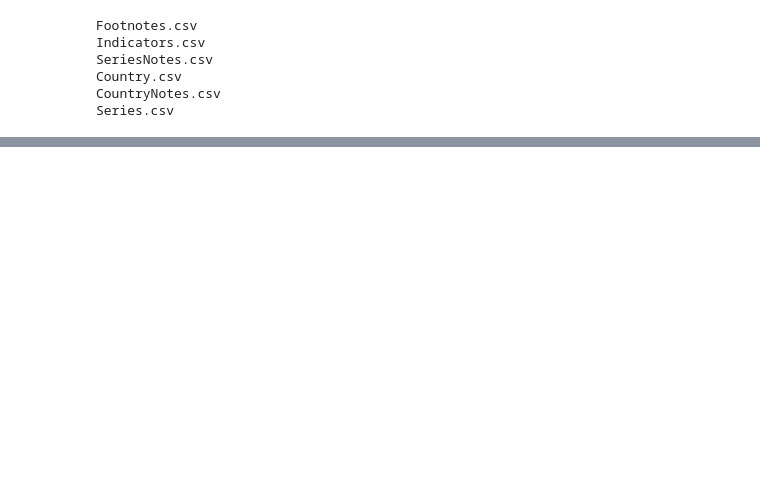
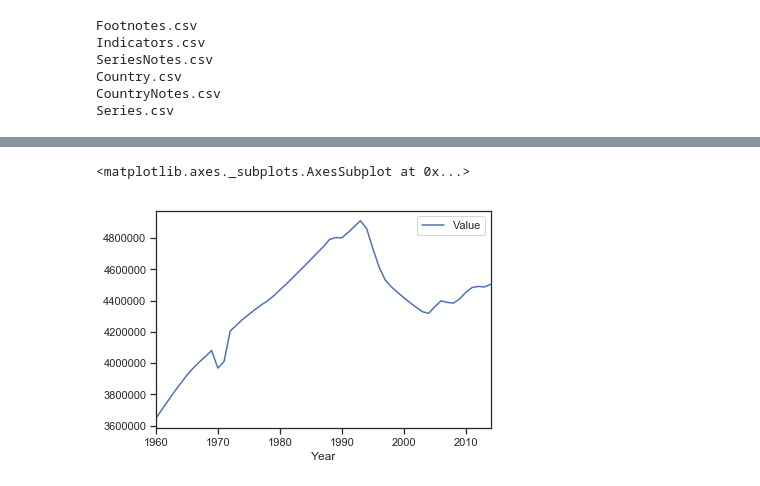
Before and after one commit to GiorgiModebadze/World_Development_Indicators, a Jupyter notebook: source_data_analysis/source_data_exploratory_analysis.ipynb, the cells around one changed output, grey strips where cells are left out. Cells and saved outputs as stored; diff of their text form; code cells hidden in the pictures; blank space fills up the shorter version.

```diff
--- a/source_data_analysis/source_data_exploratory_analysis.ipynb
+++ b/source_data_analysis/source_data_exploratory_analysis.ipynb
@@ -28,0 +125,7 @@ all_files['Indicators.csv'].head()
+# %%
+# 3) Check population growth in Georgia
+all_files['Indicators.csv'][(all_files['Indicators.csv'].CountryName == 'Georgia')
+                           & (all_files['Indicators.csv'].IndicatorName == 'Population, total')].plot(x = 'Year', y = 'Value')
+# %% [output]
+<matplotlib.axes._subplots.AxesSubplot at 0x...>
+[figure, added]
```
Also changed, not shown: parts of 8 cells of this notebook.
